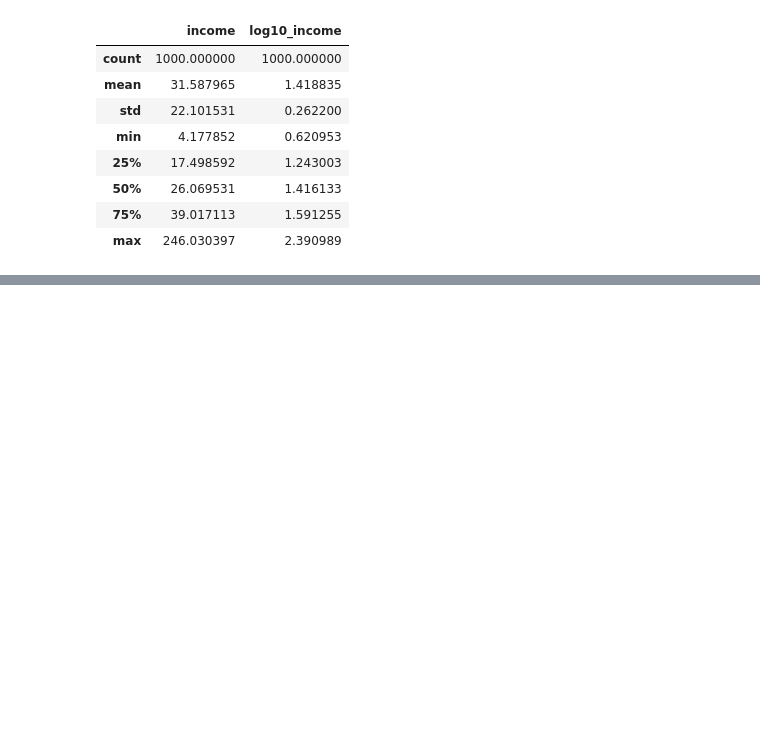
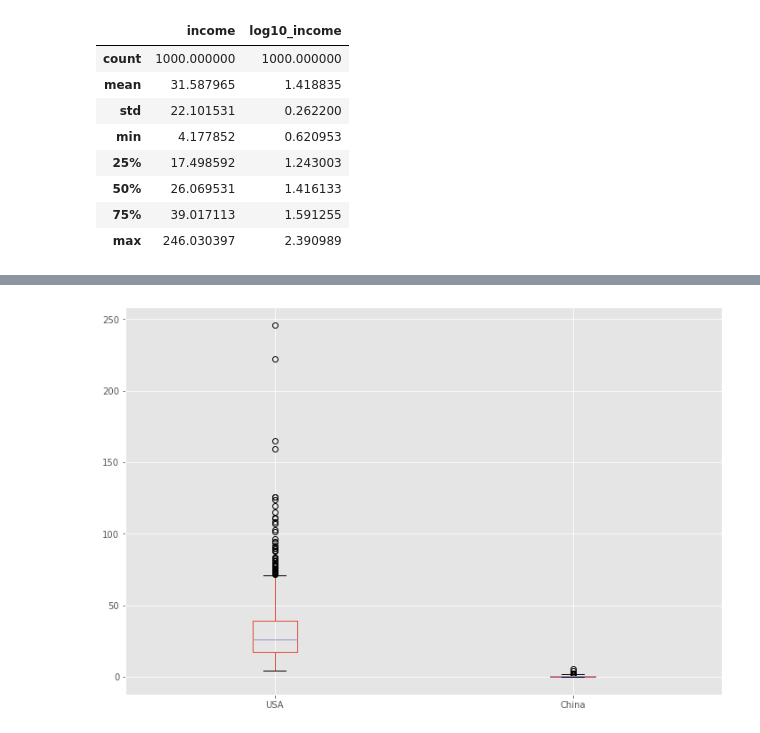
Before and after one commit to olgarozhdestvina/Data-Science-and-Machine-Learning, a Jupyter notebook: Data visualization/Income.ipynb, the cells around one changed output, grey strips where cells are left out. Cells and saved outputs as stored; diff of their text form; code cells hidden in the pictures; blank space fills up the shorter version.

```diff
--- a/Data visualization/Income.ipynb
+++ b/Data visualization/Income.ipynb
@@ -142,0 +153,4 @@ ___
+# %%
+pd.DataFrame({'USA': usa1965.income, 'China': china1965.income}).boxplot();
+# %% [output]
+[figure, added]
```
Also changed, not shown: parts of 21 cells of this notebook.
